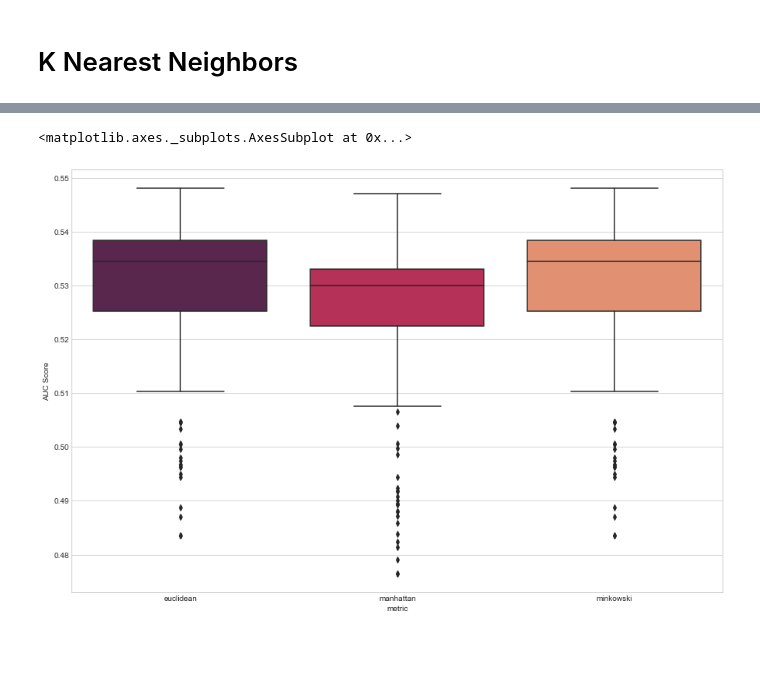
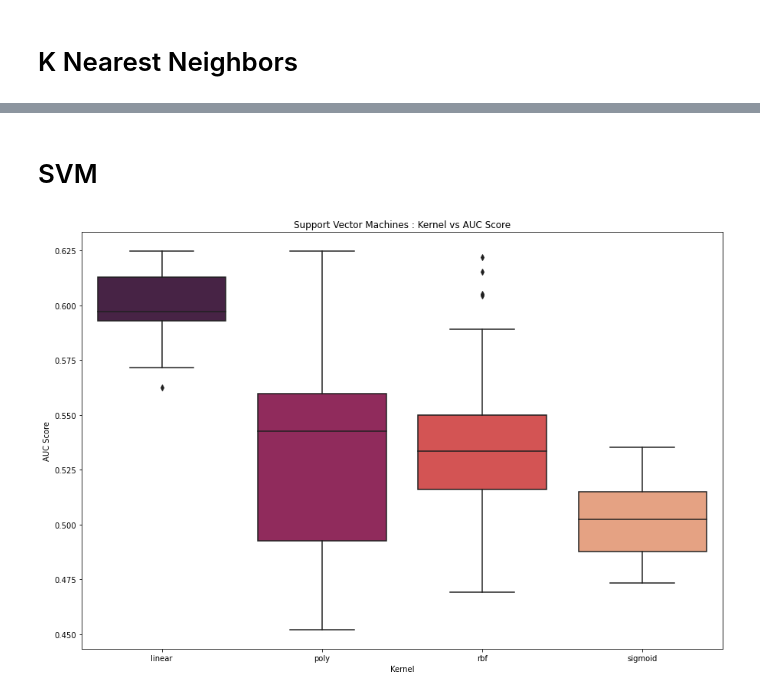
Before and after one commit to sudharsanasai/Option-ITM-Prediction, a Jupyter notebook: AUC Score Analysis.ipynb, the cells around one changed output, grey strips where cells are left out. Drawn from its saved outputs; the diff is of its cells as text; code cells hidden in the pictures; blank space fills up the shorter version.

Commit message:
AUC Score : Plots and Summary

```diff
--- a/AUC Score Analysis.ipynb
+++ b/AUC Score Analysis.ipynb
@@ -9,9 +9,9 @@ import numpy as np
 # %%
 ver = '1'
 # %%
-model_dict = pickle.load(open('model_perf.pkl_'+ver,'rb'))
+model_dict_1 = pickle.load(open('model_perf.pkl_'+ver,'rb'))
 # %%
-model_df = pd.DataFrame(model_dict['models'])
+model_df = pd.DataFrame(model_dict_1['models'])
 # %%
 model_df['model_type'].unique()
 # %% [output]
@@ -76,6 +173,11 @@ sns.boxplot(data=knn,x='weight',y='AUC Score',palette='rocket')
+# %% [markdown]
+# SVM
+# %%
+svm = model_df[model_df['model_type']=='Support Vector Classifier']
 # %%
 fig,axes = plt.subplots(figsize=(15,10))
-sns.boxplot(data=knn,x='metric',y='AUC Score',palette='rocket')
+sns.boxplot(data=svm,x='Kernel',y='AUC Score',palette='rocket')
+plt.title('Support Vector Machines : Kernel vs AUC Score')
+plt.show()
 # %% [output]
-<matplotlib.axes._subplots.AxesSubplot at 0x...>
-[figure, old version]
+[figure, new version]
```
Also changed, not shown: parts of 20 cells of this notebook, 14 other files.
